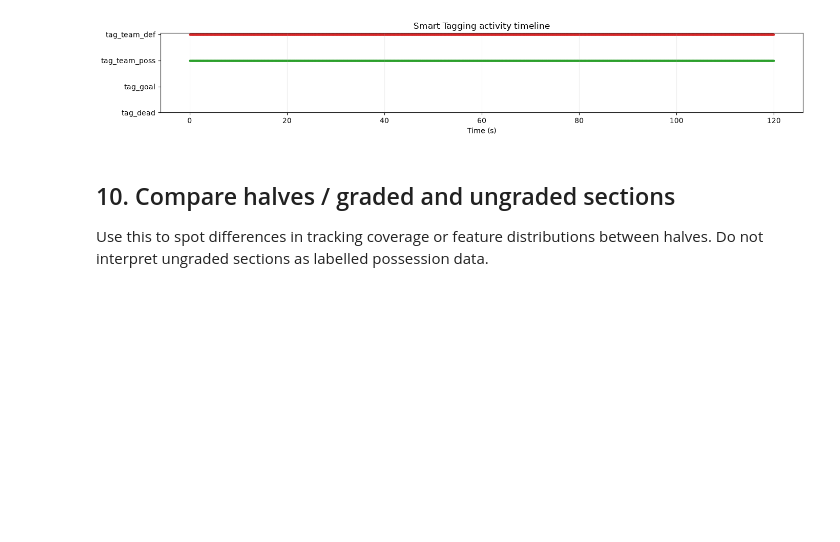
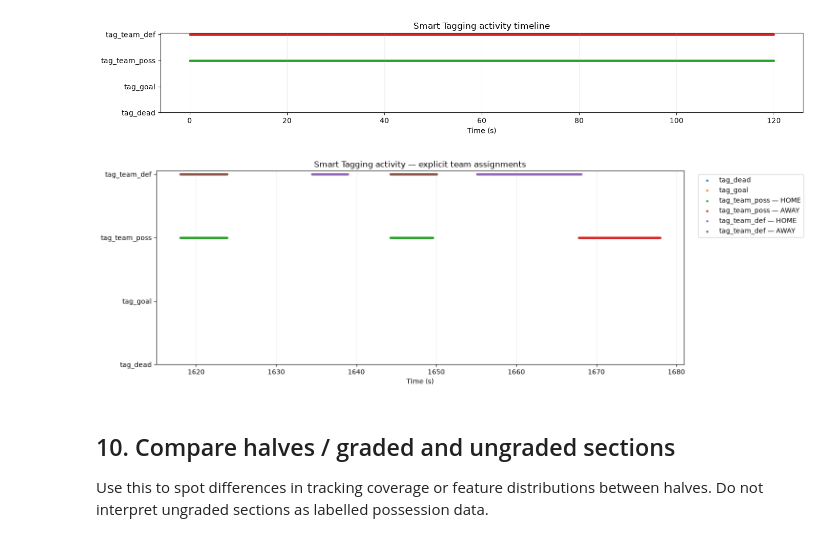
Before and after one commit to paulinedao/hack-team-sod26, a Jupyter notebook: exploration/feature_extraction_visual_analysis.ipynb, the cells around one changed output. Drawn from its saved outputs; the diff is of its cells as text; code cells hidden in the pictures; blank space fills up the shorter version.

```diff
--- a/exploration/feature_extraction_visual_analysis.ipynb
+++ b/exploration/feature_extraction_visual_analysis.ipynb
@@ -392,6 +644,58 @@ if raster_cols:
     ax.grid(axis="x", alpha=.2); plt.tight_layout(); plt.show()
 # %% [output]
 [figure]
+# %%
+# Smart Tagging timeline explicit team-code handling
+
+raster_cols = ["tag_dead", "tag_goal", "tag_team_poss", "tag_team_def"]
+raster_cols = [c for c in raster_cols if c in df.columns]
+
+START_S = 1618
+DURATION_S = 60
+
+seg = df.iloc[int(START_S * FPS):int((START_S + DURATION_S) * FPS)]
+
+fig, ax = plt.subplots(figsize=(15, 5))
+
+for row, col in enumerate(raster_cols):
+    values = seg[col]
+
+    if col in ["tag_dead", "tag_goal"]:
+        active = values.fillna(False).astype(bool).to_numpy()
+        ax.scatter(
+            seg.loc[active, "frame"] / FPS,
+            np.full(active.sum(), row),
+            s=5,
+            label=col,
+        )
+    else:
+        home = (values == HOME).to_numpy()
+        away = (values == AWAY).to_numpy()
+        unknown = (values == NOBODY).to_numpy()
+
+        ax.scatter(
+            seg.loc[home, "frame"] / FPS,
+            np.full(home.sum(), row),
+            s=5,
+            label=f"{col} — HOME",
+        )
+        ax.scatter(
+            seg.loc[away, "frame"] / FPS,
+            np.full(away.sum(), row),
+            s=5,
+            label=f"{col} — AWAY",
+        )
+        # Unknown values are deliberately not plotted as active tags.
+
+ax.set_yticks(range(len(raster_cols)), raster_cols)
+ax.set_xlabel("Time (s)")
+ax.set_title("Smart Tagging activity — explicit team assignments")
+ax.grid(axis="x", alpha=0.2)
+ax.legend(bbox_to_anchor=(1.02, 1), loc="upper left")
+plt.tight_layout()
+plt.show()
+# %% [output]
+[figure, added]
 # %% [markdown]
 ## 10. Compare halves / graded and ungraded sections
 
```
Also changed, not shown: parts of 8 cells of this notebook.
